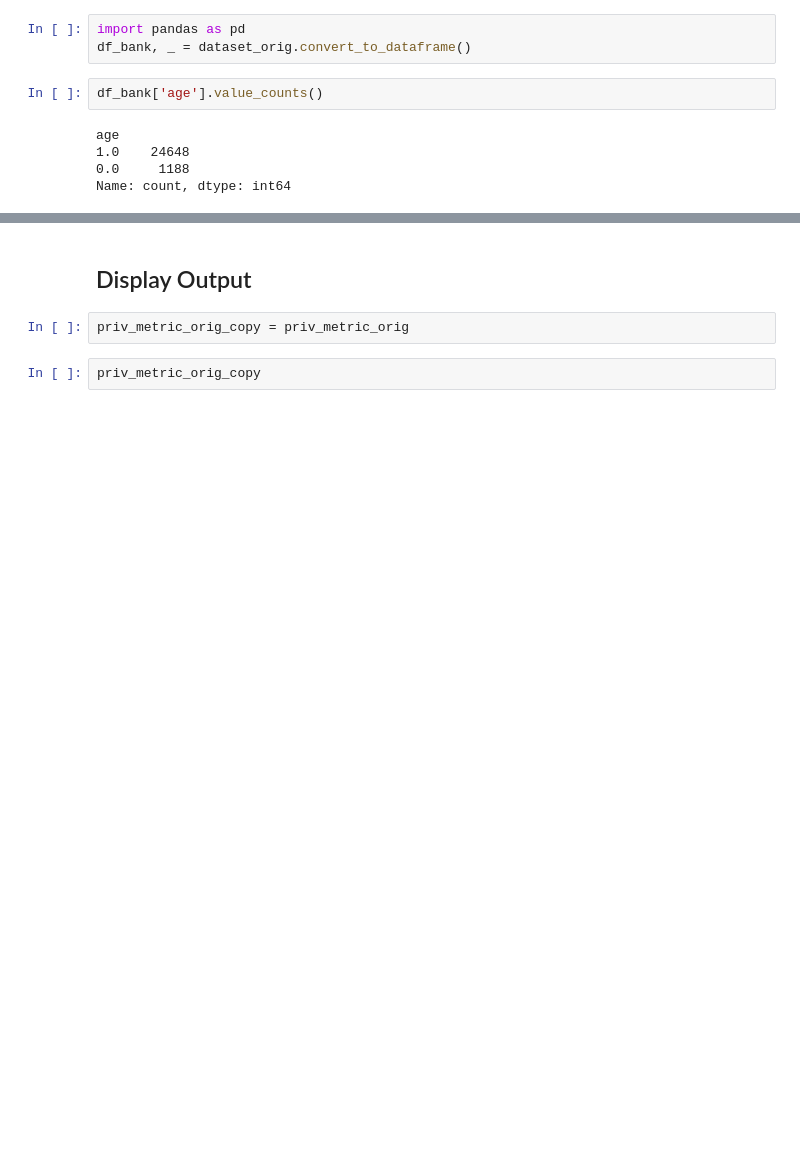
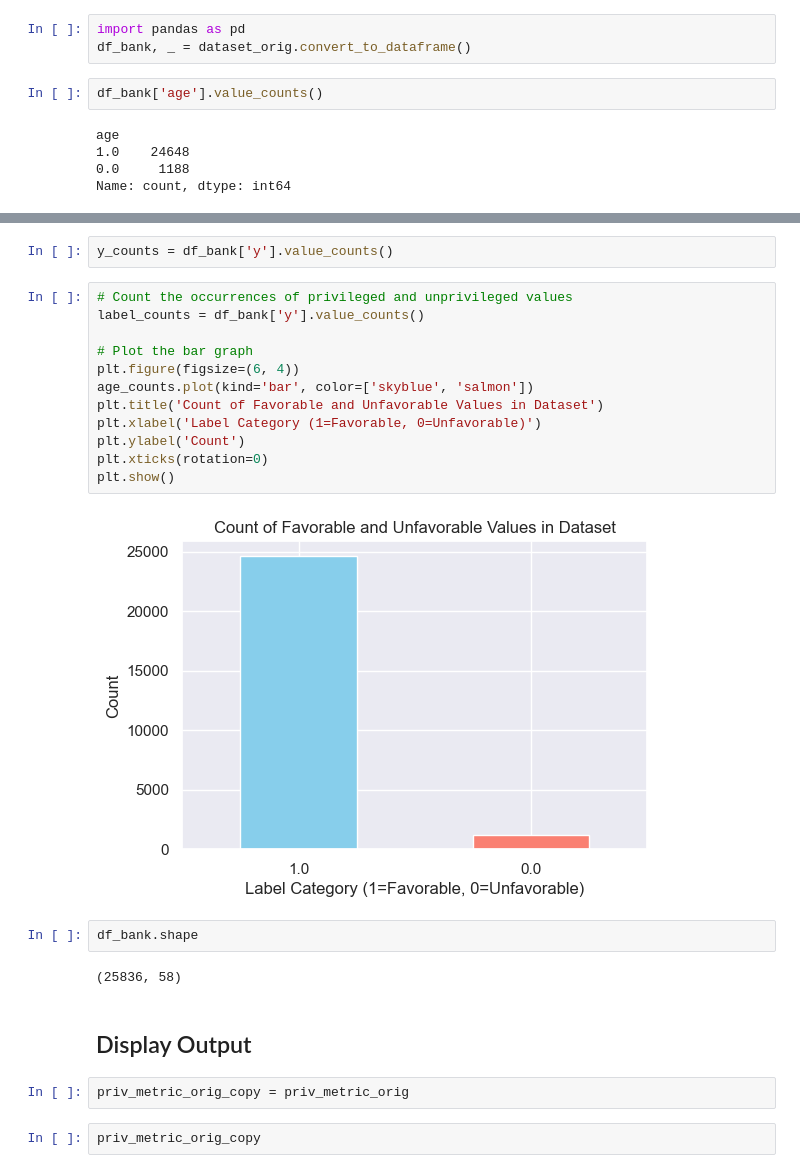
Before and after one commit to VerifAI-inc/mia-privacy-fairness, a Jupyter notebook: fairness_notebook_bank_dt.ipynb, the cells around one changed output, grey strips where cells are left out. Drawn from its saved outputs; the diff is of its cells as text; blank space fills up the shorter version.

```diff
--- a/fairness_notebook_bank_dt.ipynb
+++ b/fairness_notebook_bank_dt.ipynb
@@ -508,3 +533,23 @@ df_bank.shape
+# %%
+y_counts = df_bank['y'].value_counts()
+# %%
+# Count the occurrences of privileged and unprivileged values
+label_counts = df_bank['y'].value_counts()
+
+# Plot the bar graph
+plt.figure(figsize=(6, 4))
+age_counts.plot(kind='bar', color=['skyblue', 'salmon'])
+plt.title('Count of Favorable and Unfavorable Values in Dataset')
+plt.xlabel('Label Category (1=Favorable, 0=Unfavorable)')
+plt.ylabel('Count')
+plt.xticks(rotation=0)
+plt.show()
+# %% [output]
+[figure, added]
+# %%
+df_bank.shape
+# %% [output]
+(25836, 58)
 # %% [markdown]
 ## Display Output
 # %%
```
Also changed, not shown: parts of 36 cells of this notebook, 8 other files.
